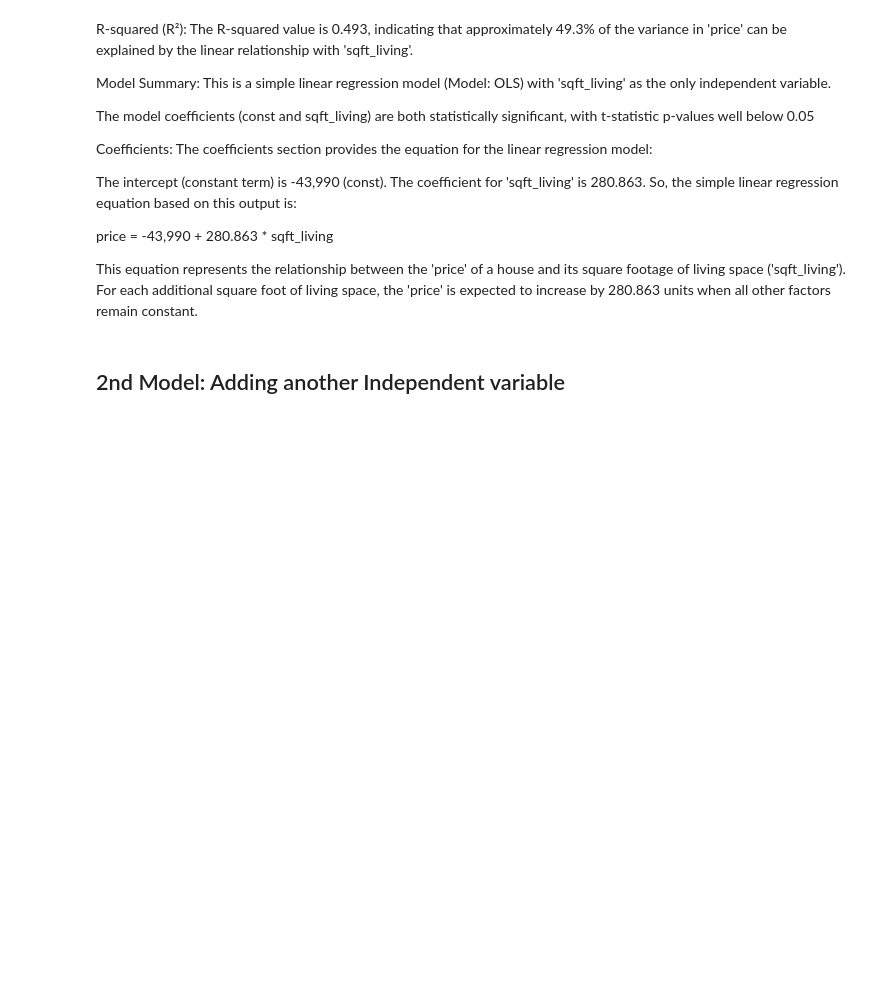
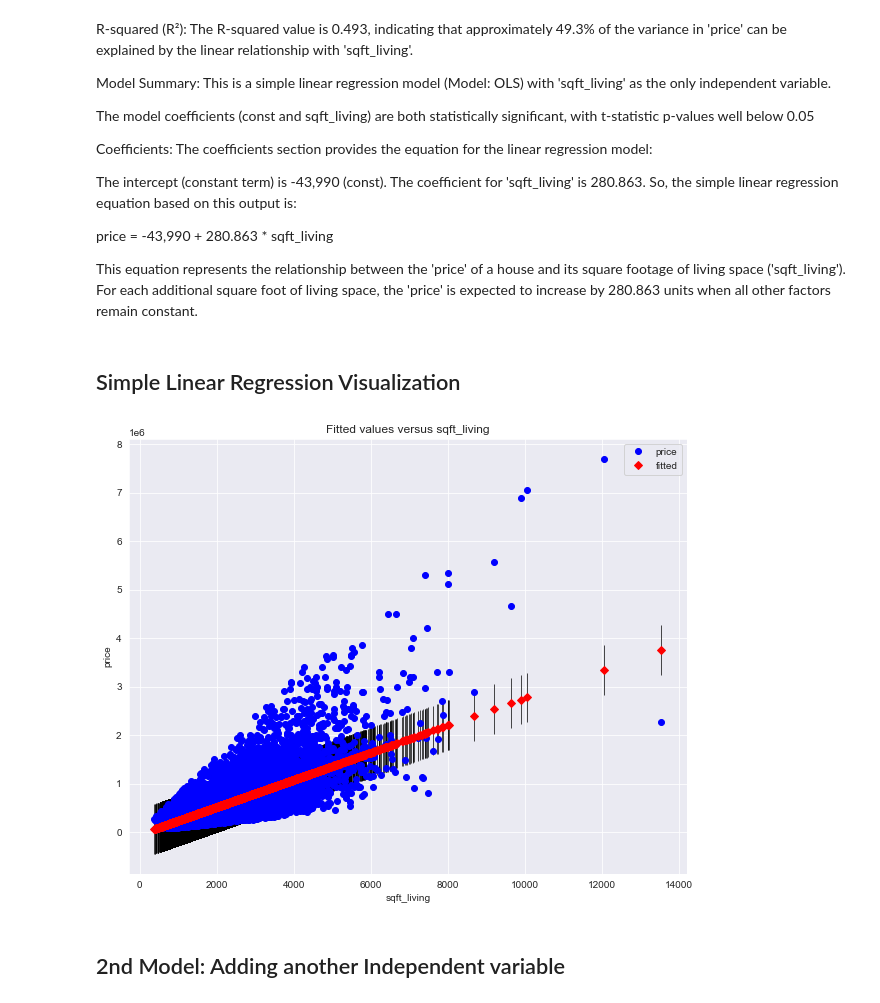
Before and after one commit to Lucy-Munge/dsc-phase-2-project-v2-3, a Jupyter notebook: student.ipynb, the cells around one changed output. Cells and saved outputs as stored; diff of their text form; code cells hidden in the pictures; blank space fills up the shorter version.

```diff
--- a/student.ipynb
+++ b/student.ipynb
@@ -424,6 +427,19 @@ So, the simple linear regression equation based on this output is:
 price = -43,990 + 280.863 * sqft_living
 
 This equation represents the relationship between the 'price' of a house and its square footage of living space ('sqft_living'). For each additional square foot of living space, the 'price' is expected to increase by 280.863 units when all other factors remain constant.
+# %% [markdown]
+## Simple Linear Regression Visualization
+# %%
+# Create a figure and axes
+fig, ax = plt.subplots(figsize=(10, 8))
+
+# Plot the fit using the baseline_results
+sm.graphics.plot_fit(baseline_results, "sqft_living", ax=ax)
+
+# Display the plot
+plt.show()
+# %% [output]
+[figure, added]
 # %% [markdown]
 ## 2nd Model: Adding another Independent variable
 # %%
```
Also changed, not shown: parts of 10 cells of this notebook.
